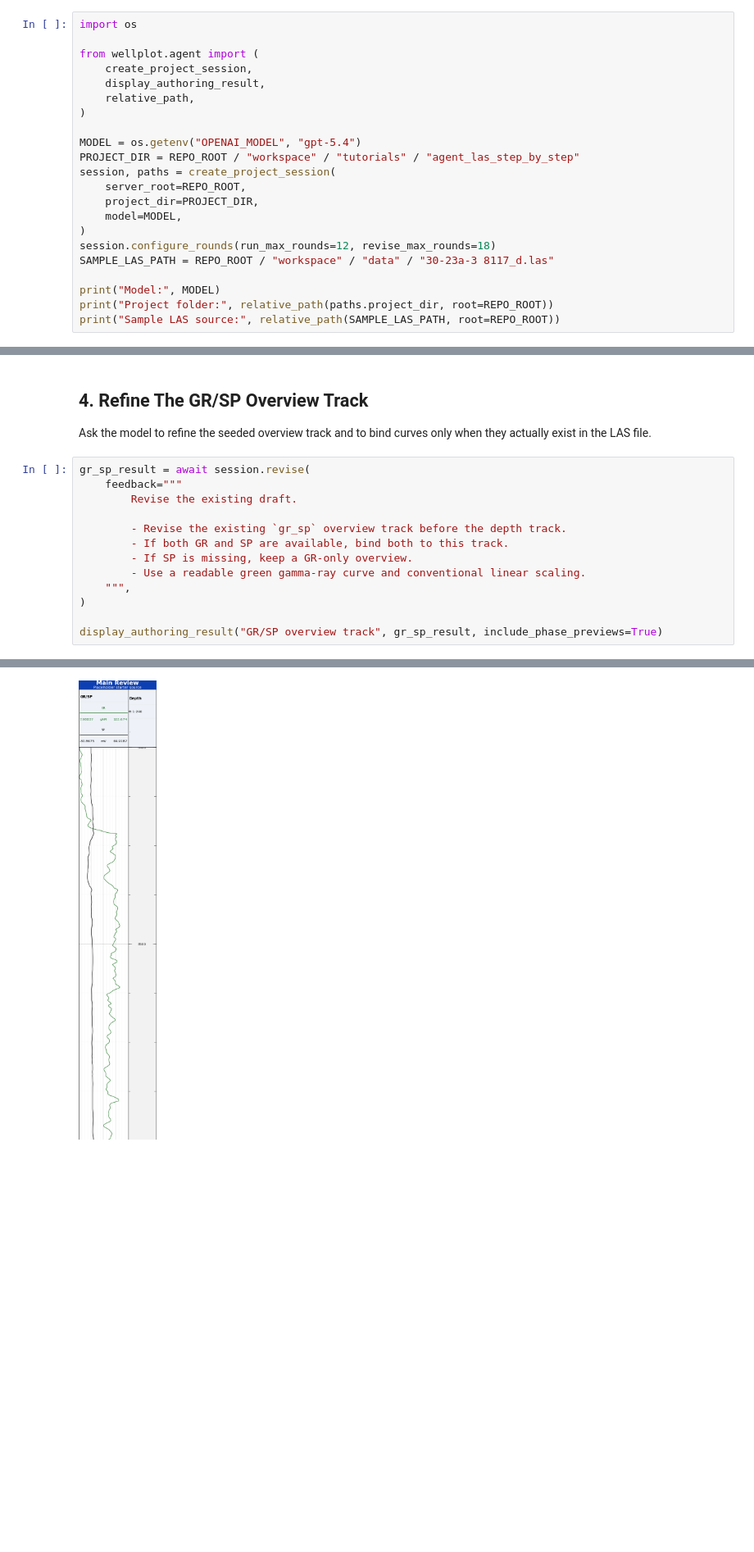
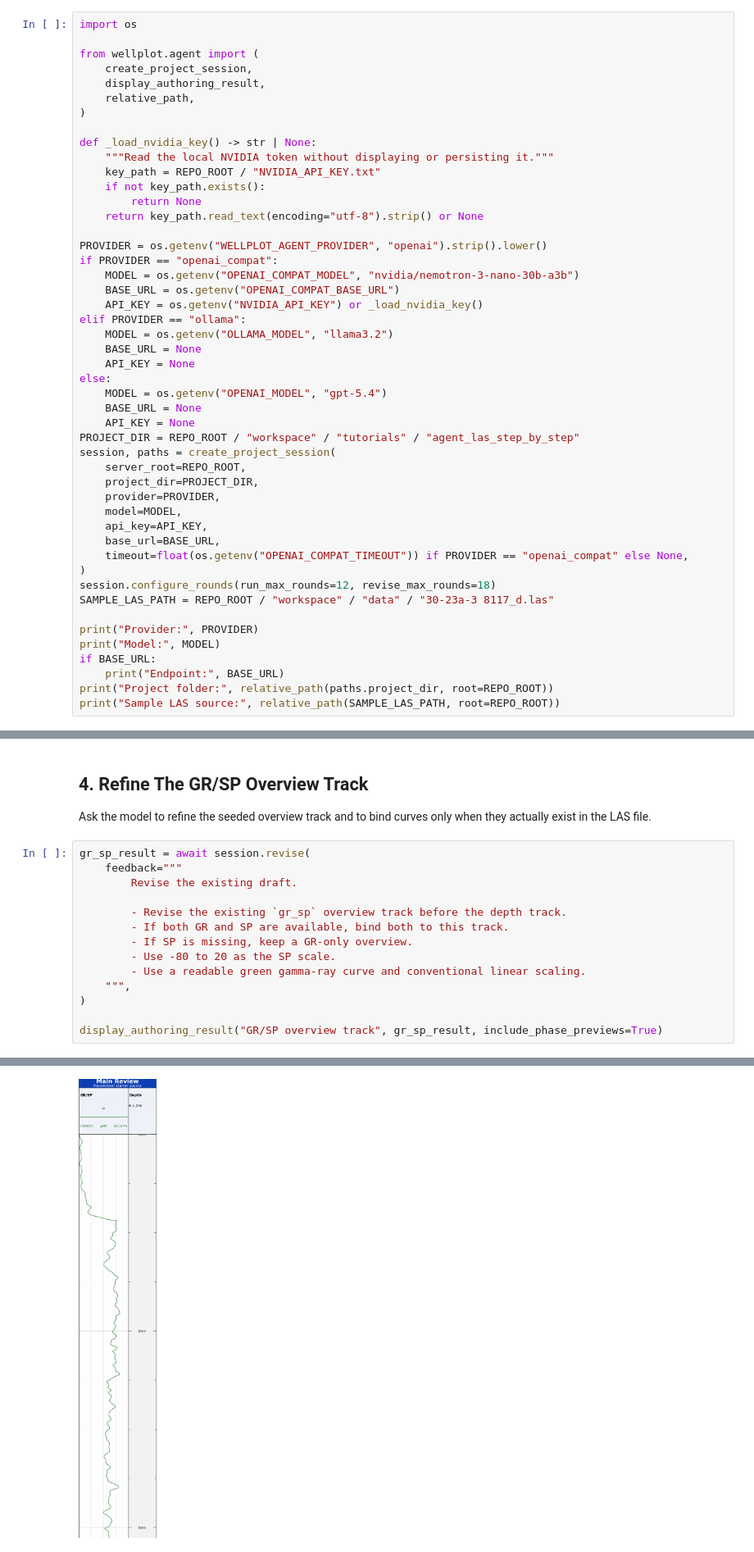
Before and after one commit to cschrupp/wellplot, a Jupyter notebook: examples/notebooks/user/agent_las_step_by_step.ipynb, the cells around one changed output, grey strips where cells are left out. Shown at 82% size. Cells and saved outputs as stored; diff of their text form; blank space fills up the shorter version.

Commit message:
Stabilize provider extraction diagnostics

```diff
--- a/examples/notebooks/user/agent_las_step_by_step.ipynb
+++ b/examples/notebooks/user/agent_las_step_by_step.ipynb
@@ -77,17 +106,43 @@ from wellplot.agent import (
     relative_path,
 )
 
-MODEL = os.getenv("OPENAI_MODEL", "gpt-5.4")
+def _load_nvidia_key() -> str | None:
+    """Read the local NVIDIA token without displaying or persisting it."""
+    key_path = REPO_ROOT / "NVIDIA_API_KEY.txt"
+    if not key_path.exists():
+        return None
+    return key_path.read_text(encoding="utf-8").strip() or None
+
+PROVIDER = os.getenv("WELLPLOT_AGENT_PROVIDER", "openai").strip().lower()
+if PROVIDER == "openai_compat":
+    MODEL = os.getenv("OPENAI_COMPAT_MODEL", "nvidia/nemotron-3-nano-30b-a3b")
+    BASE_URL = os.getenv("OPENAI_COMPAT_BASE_URL")
+    API_KEY = os.getenv("NVIDIA_API_KEY") or _load_nvidia_key()
+elif PROVIDER == "ollama":
+    MODEL = os.getenv("OLLAMA_MODEL", "llama3.2")
+    BASE_URL = None
+    API_KEY = None
+else:
+    MODEL = os.getenv("OPENAI_MODEL", "gpt-5.4")
+    BASE_URL = None
+    API_KEY = None
 PROJECT_DIR = REPO_ROOT / "workspace" / "tutorials" / "agent_las_step_by_step"
 session, paths = create_project_session(
     server_root=REPO_ROOT,
     project_dir=PROJECT_DIR,
+    provider=PROVIDER,
     model=MODEL,
+    api_key=API_KEY,
+    base_url=BASE_URL,
+    timeout=float(os.getenv("OPENAI_COMPAT_TIMEOUT")) if PROVIDER == "openai_compat" else None,
 )
 session.configure_rounds(run_max_rounds=12, revise_max_rounds=18)
 SAMPLE_LAS_PATH = REPO_ROOT / "workspace" / "data" / "30-23a-3 8117_d.las"
 
+print("Provider:", PROVIDER)
 print("Model:", MODEL)
+if BASE_URL:
+    print("Endpoint:", BASE_URL)
 print("Project folder:", relative_path(paths.project_dir, root=REPO_ROOT))
 print("Sample LAS source:", relative_path(SAMPLE_LAS_PATH, root=REPO_ROOT))
 # %% [output]
@@ -440,6 +478,7 @@ gr_sp_result = await session.revise(
         - Revise the existing `gr_sp` overview track before the depth track.
         - If both GR and SP are available, bind both to this track.
         - If SP is missing, keep a GR-only overview.
+        - Use -80 to 20 as the SP scale.
         - Use a readable green gamma-ray curve and conventional linear scaling.
     """,
 )
@@ -469 +499 @@ Apply typed bindings desired-state operations. (main)
-[figure, old version]
+[figure, new version]
```
Also changed, not shown: parts of 8 cells of this notebook, 17 other files.
